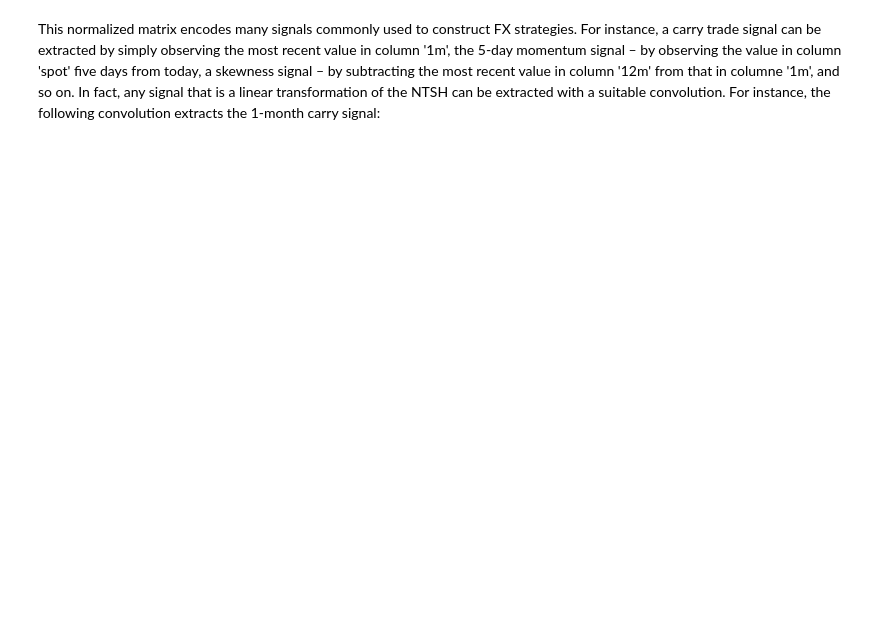
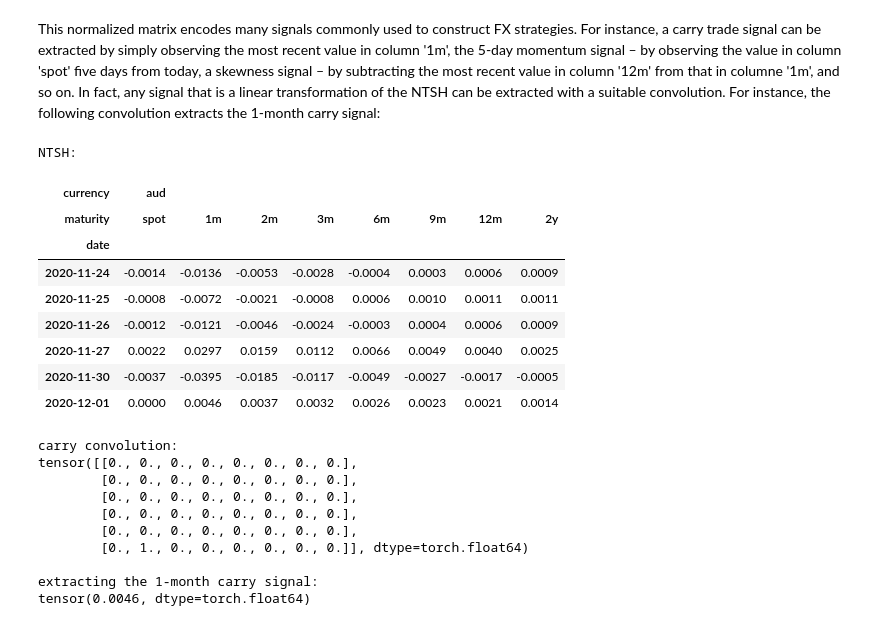
Before and after one commit to ipozdeev/fx-ml-strategies, a Jupyter notebook: demo.ipynb, the cells around one changed output. Saved outputs shown, nothing was run; the diff lists cells and outputs as text; code cells hidden in the pictures; blank space fills up the shorter version.

```diff
--- a/demo.ipynb
+++ b/demo.ipynb
@@ -61,11 +68,10 @@ annualizer = pd.Series({"spot": 1,
                         "2y"  : 12/24})
 
 def normalize_term_structure(ts):
-    # div by spot, take log, annualize
     _res = ts\
-        .div(ts.iloc[-1].loc["spot"])\
+        .div(ts.iloc[-1].xs("spot", level="maturity"), axis=1, level="currency")\
         .pipe(np.log)\
-        .mul(annualizer, axis=1)
+        .mul(annualizer, axis=1, level="maturity")
     return _res
 # %%
 print("normalized 6-day term structure history of aud on 2020-12-01")
@@ -95,0 +99,44 @@ lookback, n_tenors = example_ntsh.shape
+# %%
+ntsh = normalize_term_structure(
+    data["term_structure_history"].loc[:"2020-12-01", ["aud"]].tail(6)
+)
+
+# to tensor
+ntsh_t = torch.from_numpy(ntsh.values)
+
+# convolution for carry signal
+carry_conv = torch.zeros_like(ntsh_t, dtype=float)
+carry_conv[-1, 1] = 1
+
+print("NTSH:")
+display(style_time_series(ntsh, precision=4))
+
+print("carry convolution:")
+print(carry_conv)
+
+print("\nextracting the 1-month carry signal:")
+print(
+    F.conv2d(ntsh_t[None, None, ...],
+             carry_conv[None, None, ...]).squeeze()
+)
+# %% [output]
+NTSH:
+| currency | aud |  |  |  |  |  |  |  |
+| maturity | spot | 1m | 2m | 3m | 6m | 9m | 12m | 2y |
+| date |  |  |  |  |  |  |  |  |
+| 2020-11-24 | -0.0014 | -0.0136 | -0.0053 | -0.0028 | -0.0004 | 0.0003 | 0.0006 | 0.0009 |
+| 2020-11-25 | -0.0008 | -0.0072 | -0.0021 | -0.0008 | 0.0006 | 0.0010 | 0.0011 | 0.0011 |
+| 2020-11-26 | -0.0012 | -0.0121 | -0.0046 | -0.0024 | -0.0003 | 0.0004 | 0.0006 | 0.0009 |
+| 2020-11-27 | 0.0022 | 0.0297 | 0.0159 | 0.0112 | 0.0066 | 0.0049 | 0.0040 | 0.0025 |
+| 2020-11-30 | -0.0037 | -0.0395 | -0.0185 | -0.0117 | -0.0049 | -0.0027 | -0.0017 | -0.0005 |
+| 2020-12-01 | 0.0000 | 0.0046 | 0.0037 | 0.0032 | 0.0026 | 0.0023 | 0.0021 | 0.0014 |
+carry convolution:
+tensor([[0., 0., 0., 0., 0., 0., 0., 0.],
+        [0., 0., 0., 0., 0., 0., 0., 0.],
+        [0., 0., 0., 0., 0., 0., 0., 0.],
+        [0., 0., 0., 0., 0., 0., 0., 0.],
+        [0., 0., 0., 0., 0., 0., 0., 0.],
+        [0., 1., 0., 0., 0., 0., 0., 0.]], dtype=torch.float64)
+
+extracting the 1-month carry signal:
+tensor(0.0046, dtype=torch.float64)
```
Also changed, not shown: parts of 13 cells of this notebook.
